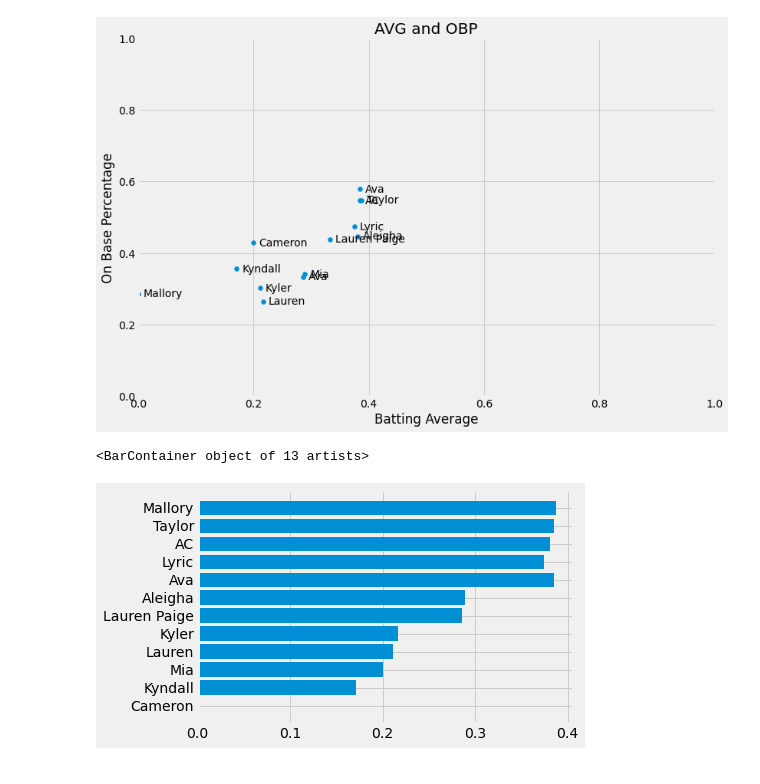
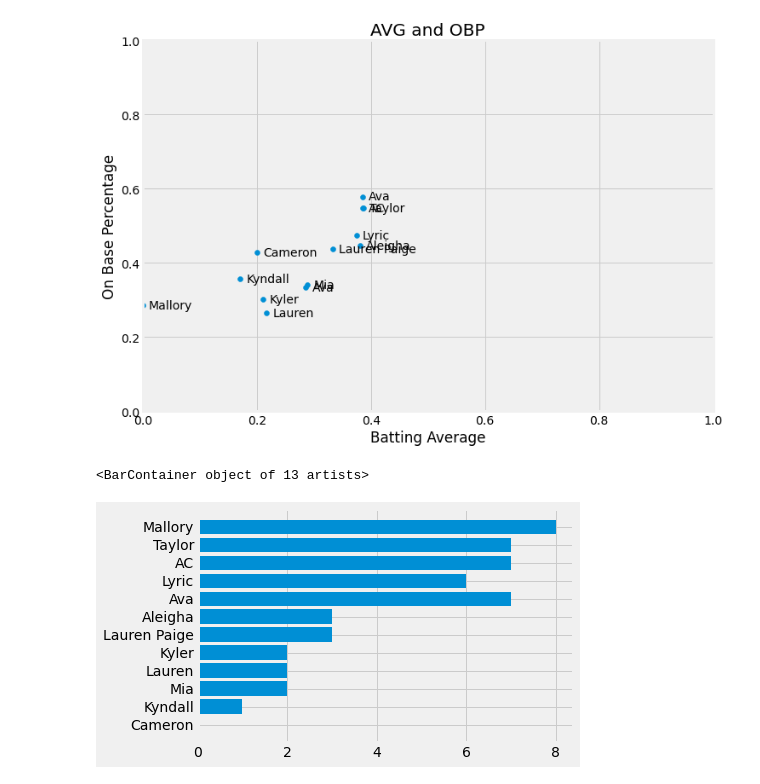
Before and after one commit to highsmithjd/softball, a Jupyter notebook: notebooks/gamechanger.ipynb, the cells around one changed output. Cells and saved outputs as stored; diff of their text form; code cells hidden in the pictures.

Commit message:
updated dataframes

```diff
--- a/notebooks/gamechanger.ipynb
+++ b/notebooks/gamechanger.ipynb
@@ -17,7 +17,7 @@ initial_df.drop(initial_df[initial_df['Unnamed: 0'] == 'Glossary'].index, inplac
 #In the first row of the seasonal stats csv, there are 3 columm values. 'Batting', 'Pitching', and 'Fielding'
 
 #Grab Number, Last, and First columns and save as player_df. we can use this as the first 3 columns in pitching and fielding dataframes
-player_df = initial_df.iloc[:,:3]
+player_df = initial_df.iloc[:,:4]
 
 #We want to slice the data from column1 to the 'Pitching' value. Drop the 'Pitching' column and call the new dataframe, initial_batting_df
 initial_batting_df = initial_df.loc[:,:'Pitching'].drop(['Pitching'], axis='columns')
@@ -69,17 +75,14 @@ initial_pitching_df_drop_total = initial_pitching_df_drop_total.loc[(initial_pit
+# %%
+#Make dictionary for batting, pitching, and fielding column data types
+
+batting_dict = {'Number':int, 'Last':str, 'First':str, 'GP':int, 'PA':int, 'AB':int, 'AVG':float, 'OBP':float, 'OPS':float, 'SLG':float, 'H':int, '1B':int, '2B':int, '3B':int, 'HR':int, 'RBI':int, 'R':int, 'BB':int, 'SO':int, 'K-L':int, 'HBP':int, 'SAC':int, 'SF':int, 'ROE':int, 'FC':int, 'SB':int, 'SB%':float, 'CS':int, 'PIK':int, 'QAB':int, 'QAB%':float, 'PA/BB':float, 'BB/K':float, 'C%':float, 'HHB':int, 'LD%':float, 'FB%':float, 'GB%':float, 'BABIP':float, 'BA/RISP':float, 'LOB':int, '2OUTRBI':int, 'XBH':int, 'TB':int, 'PS':int, 'PS/PA':float, '2S+3':int, '2S+3%':float, '6+':int, "6+%":float, 'AB/HR':int, 'GIDP':int, 'GITP':int, 'CI':int}
+
+pitching_dict = {'Number':int, 'Last':str, 'First':str, 'IP':int, 'GP':int, 'GS':int, 'BF':int, '#P':int, 'W':int, 'L':int, 'SV':int, 'SVO':int, 'BS':int, 'SV%':float, 'H':int, 'R':int, 'ER':int, 'BB':int, 'SO':int, 'K-L':int, 'HBP':int, 'ERA':float, 'WHIP':float, 'LOB':int, 'BK':int, 'PIK':int, 'CS':int, 'SB':int, 'SB%':float, 'WP':int, 'BAA':float, 'P/IP':float, 'P/BF':float, '<3%':float, 'LOO':int, '1ST2OUT':int, '123INN':int, '<13':int, 'FIP':float, 'S%':float, 'FPS%':float, 'FPSO%':float, 'FPSW%':float, 'FPSH%':float, 'BB/INN':float, '0BBINN':int, 'BBS':int, 'LOBB':int, 'LOBBS':int, 'SM%':float, 'K/BF':float, 'K/BB':float, 'WEAK%':float, 'HHB%':float, 'GO/AO':float, 'HR':int, 'LD%':float, 'FB%':float, 'GB%':float, 'BABIP':float, 'BA/RISP':float, 'FB':int, 'FBS':int, 'FBS%':float, 'FBSW%':float, 'FBSM%':float, 'CH':int, 'CHS':int, 'CHS%':float, 'CHSW%':float, 'CHSM%':float, 'RB':int, 'RBS':int, 'RBS%':float, 'RBSW%':float, 'RBSM%':float, 'DB':int, 'DBS':int, 'DBS%':float, 'DBSW%':float, 'DBSM%':float, 'SC':int, 'SCS':int, 'SCS%':float, 'SCSW%':float, 'SCSM%':float, 'CB':int, 'CBS':int, 'CBS%':float, 'CBSW%':float, 'CBSM%':float, 'DC':int, 'DCS':int, 'DCS%':float, 'DCSW%':float, 'DCSM%':float, 'KB':int, 'KBS':int, 'KBS%':float, 'KBSW%':float, 'KBSM%':float, 'KC':int, 'KCS':int, 'KCS%':float, 'KCSW%':float, 'KCSM%':float, 'OS':int, 'OSS':int, 'OSS%':float, 'OSSW%':float, 'OSSM%':float}
+
+fielding_dict = {'Number': int, 'Last':str, 'First':str, 'GP':int, 'TC':int, 'A':int, 'PO':int, 'FPCT':float, 'E':int, 'DP':int, 'TP':int, 'INN':float, 'PB':int, 'SB':int, 'SB-ATT':str, 'CS':int, 'CS%':float, 'PIK':int, 'CI':int}
 # %%
-
-#initial_batting_df_drop_nan["Number"] = initial_batting_df_drop_nan["Number"].astype(int)
-initial_batting_df_drop_total.astype({'GP':'int', 'AVG':'float', 'OBP':'float', 'OPS':'float', 'First':'string'})
-#initial_batting_df_drop_nan.loc[:,"GP"] = initial_batting_df_drop_nan["GP"].astype(int)
-#initial_batting_df_drop_nan.loc[:,"AVG"] = initial_batting_df_drop_nan["AVG"].astype(float)
-#initial_batting_df_drop_nan.loc[:,"OBP"] = initial_batting_df_drop_nan["OBP"].astype(float)
-#initial_batting_df_drop_nan.loc[:,"OPS"] = initial_batting_df_drop_nan["OPS"].astype(float)
-#initial_batting_df_drop_nan.loc[:,"First"] = initial_batting_df_drop_nan["First"].astype(str)
-
-#initial_batting_df_drop_total.loc[:,"GP"] = initial_batting_df_drop_total["GP"].astype(int)
-#initial_batting_df_drop_total.loc[:,"AVG"] = initial_batting_df_drop_total["AVG"].astype(float)
-#initial_batting_df_drop_total.loc[:,"OBP"] = initial_batting_df_drop_total["OBP"].astype(float)
-#initial_batting_df_drop_total.loc[:,"OPS"] = initial_batting_df_drop_total["OPS"].astype(float)
-#initial_batting_df_drop_total.loc[:,"First"] = initial_batting_df_drop_total["First"].astype(str)
-
-initial_batting_df_drop_total.info()
+#create new dataframe with correct column dtypes
+batting_df = initial_batting_df_drop_total.astype(batting_dict)
+pitching_df = initial_pitching_df_drop_total.astype(pitching_dict)
+fielding_df = initial_fielding_df_drop_total.astype(fielding_dict)
+catchers_df = fielding_df.loc[(fielding_df['INN'] > 0)]
@@ -104,4 +96,4 @@ memory usage: 6.4+ KB
 # %%
-# Create a new dataframe with platers who have played 8 games or more
-
-final_batting_df = initial_batting_df_drop_total.loc[(initial_batting_df_drop_total['GP'] >= 8)]
+# Create a new dataframe with platers who have played 10 games or more. This will eliminate most pick up players. Comment this section out if early in season
+batting_df_ten = batting_df.loc[(batting_df['GP'] >= 10)]
+fielding_df_ten = fielding_df.loc[(fielding_df['GP'] >= 10)]
@@ -152,10 +128,14 @@ plt.grid()
 
 plt.show()
 # %% [output]
-[figure, old version]
+[figure, new version]
 # %%
 #horizontal bar chare of batting averages, sorted AVG with the sorted() function
-plt.barh(final_batting_df.First, sorted(final_batting_df.AVG))
+#plt.barh(batting_df.First, sorted(batting_df.AVG))
+
+#plt.barh(pitching_df.First, sorted(pitching_df.IP))
+
+plt.barh(fielding_df_ten.First, sorted(fielding_df_ten.E))
 # %% [output]
 <BarContainer object of 13 artists>
-[figure, old version]
+[figure, new version]
```
Also changed, not shown: parts of 8 cells of this notebook.
